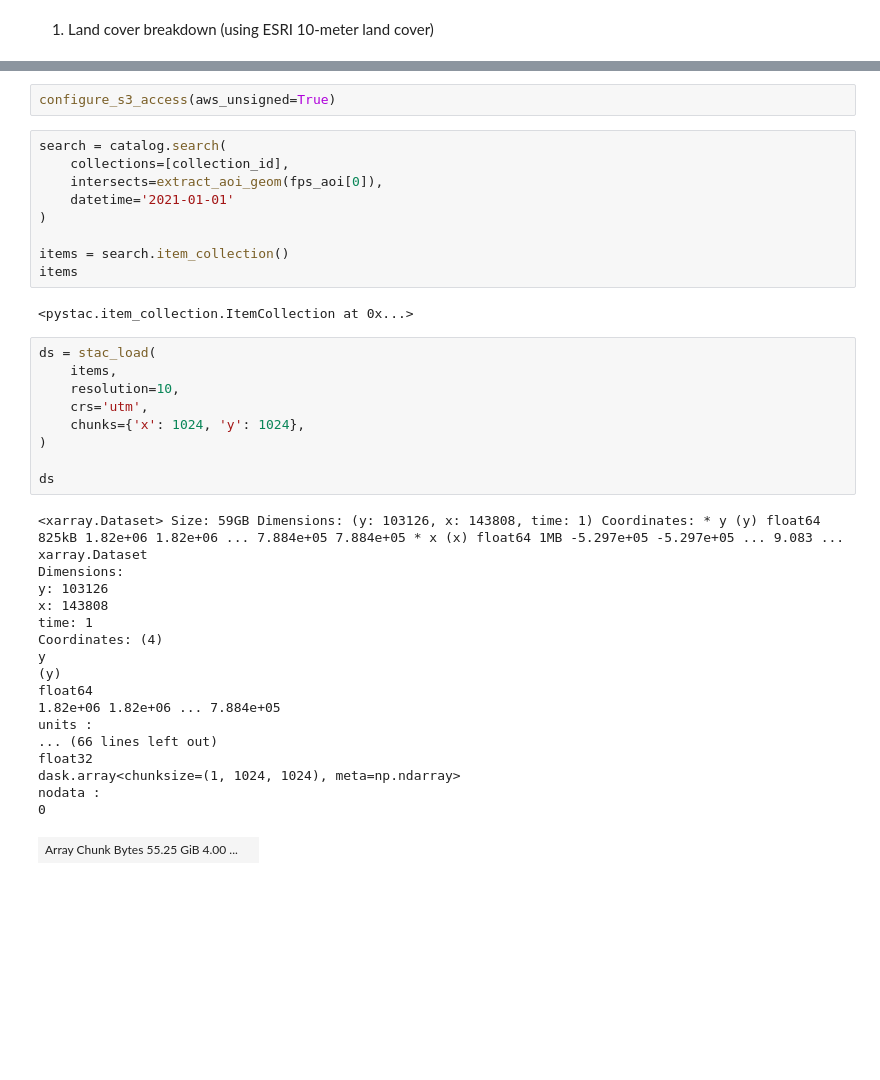
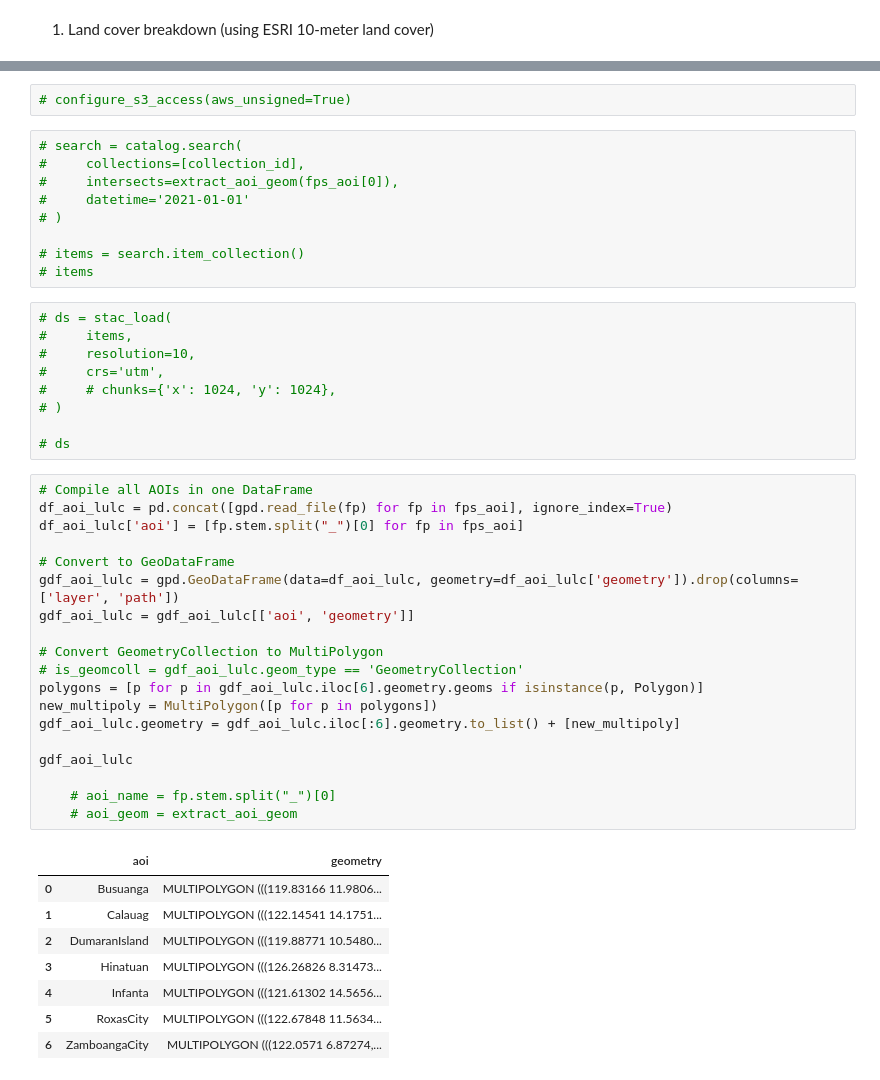
Before and after one commit to jeromemaiquez/gms-ir-mangrove-seagrass-surigao, a Jupyter notebook: notebooks/aoi_characteristics.ipynb, the cells around one changed output, grey strips where cells are left out. Cells and saved outputs as stored; diff of their text form; blank space fills up the shorter version.

```diff
--- a/notebooks/aoi_characteristics.ipynb
+++ b/notebooks/aoi_characteristics.ipynb
@@ -96,42 +179,49 @@ catalog = pystac_client.Client.open(api_url)
 # %%
-configure_s3_access(aws_unsigned=True)
+# configure_s3_access(aws_unsigned=True)
 # %%
-search = catalog.search(
-    collections=[collection_id],
-    intersects=extract_aoi_geom(fps_aoi[0]),
-    datetime='2021-01-01'
-)
+# search = catalog.search(
+#     collections=[collection_id],
+#     intersects=extract_aoi_geom(fps_aoi[0]),
+#     datetime='2021-01-01'
+# )
 
-items = search.item_collection()
-items
+# items = search.item_collection()
+# items
-# %% [output]
-<pystac.item_collection.ItemCollection at 0x...>
 # %%
-ds = stac_load(
-    items,
-    resolution=10,
-    crs='utm',
-    chunks={'x': 1024, 'y': 1024},
-)
+# ds = stac_load(
+#     items,
+#     resolution=10,
+#     crs='utm',
+#     # chunks={'x': 1024, 'y': 1024},
+# )
 
-ds
+# ds
-# %% [output]
-<xarray.Dataset> Size: 59GB Dimensions: (y: 103126, x: 143808, time: 1) Coordinates: * y (y) float64 825kB 1.82e+06 1.82e+06 ... 7.884e+05 7.884e+05 * x (x) float64 1MB -5.297e+05 -5.297e+05 ... 9.083 ...
-xarray.Dataset
-Dimensions:
-y: 103126
-x: 143808
-time: 1
-Coordinates: (4)
-y
-(y)
-float64
-1.82e+06 1.82e+06 ... 7.884e+05
-units :
-... (66 lines left out)
-float32
-dask.array<chunksize=(1, 1024, 1024), meta=np.ndarray>
-nodata :
-0
-| Array Chunk Bytes 55.25 GiB 4.00 ... |  |
+# %%
+# Compile all AOIs in one DataFrame
+df_aoi_lulc = pd.concat([gpd.read_file(fp) for fp in fps_aoi], ignore_index=True)
+df_aoi_lulc['aoi'] = [fp.stem.split("_")[0] for fp in fps_aoi]
+
+# Convert to GeoDataFrame
+gdf_aoi_lulc = gpd.GeoDataFrame(data=df_aoi_lulc, geometry=df_aoi_lulc['geometry']).drop(columns=['layer', 'path'])
+gdf_aoi_lulc = gdf_aoi_lulc[['aoi', 'geometry']]
+
+# Convert GeometryCollection to MultiPolygon
+# is_geomcoll = gdf_aoi_lulc.geom_type == 'GeometryCollection'
+polygons = [p for p in gdf_aoi_lulc.iloc[6].geometry.geoms if isinstance(p, Polygon)]
+new_multipoly = MultiPolygon([p for p in polygons])
+gdf_aoi_lulc.geometry = gdf_aoi_lulc.iloc[:6].geometry.to_list() + [new_multipoly]
+
+gdf_aoi_lulc
+
+    # aoi_name = fp.stem.split("_")[0]
+    # aoi_geom = extract_aoi_geom
+# %% [output]
+|  | aoi | geometry |
+| 0 | Busuanga | MULTIPOLYGON (((119.83166 11.9806... |
+| 1 | Calauag | MULTIPOLYGON (((122.14541 14.1751... |
+| 2 | DumaranIsland | MULTIPOLYGON (((119.88771 10.5480... |
+| 3 | Hinatuan | MULTIPOLYGON (((126.26826 8.31473... |
+| 4 | Infanta | MULTIPOLYGON (((121.61302 14.5656... |
+| 5 | RoxasCity | MULTIPOLYGON (((122.67848 11.5634... |
+| 6 | ZamboangaCity | MULTIPOLYGON (((122.0571 6.87274,... |
 # %%
```
Also changed, not shown: parts of 10 cells of this notebook, 1 other file.
